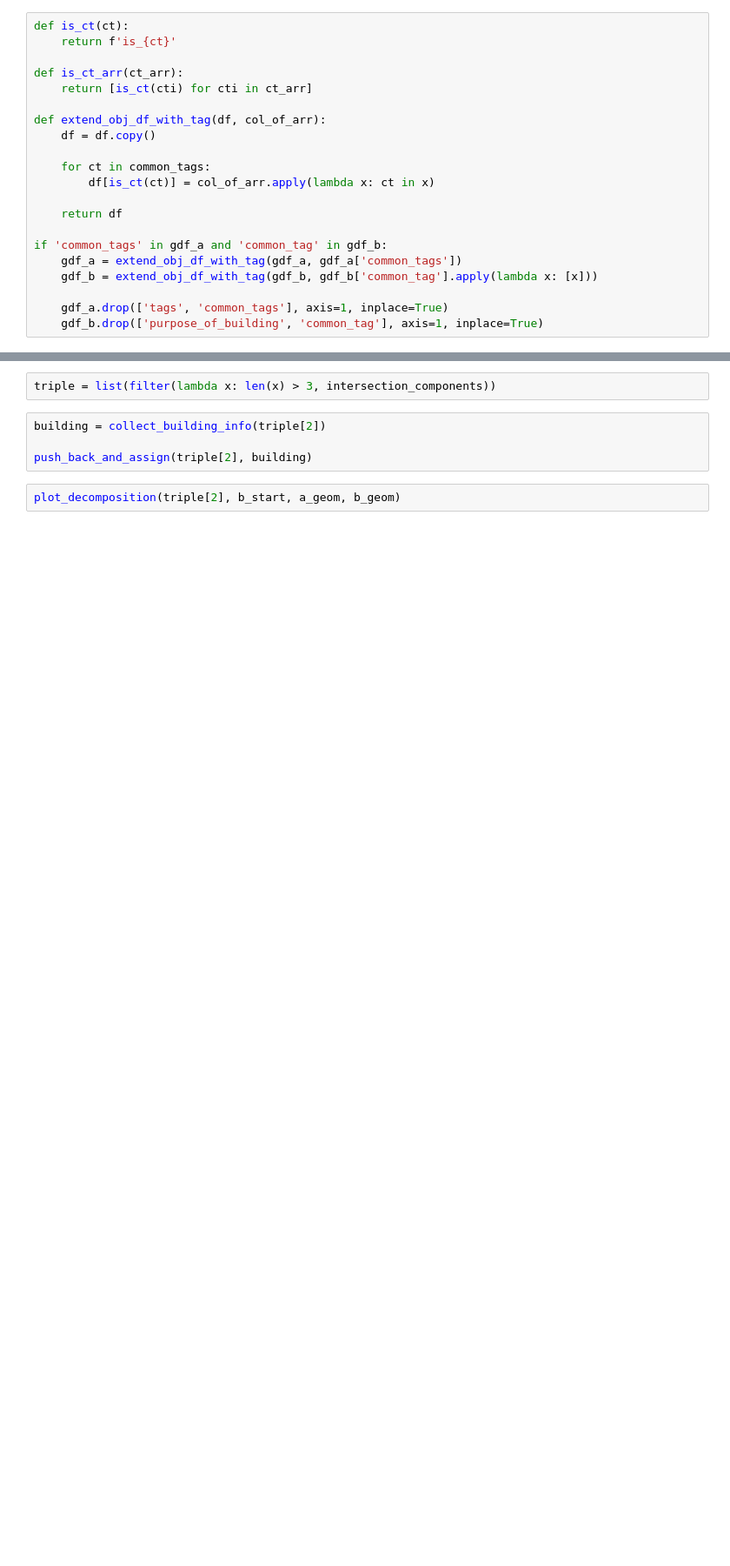
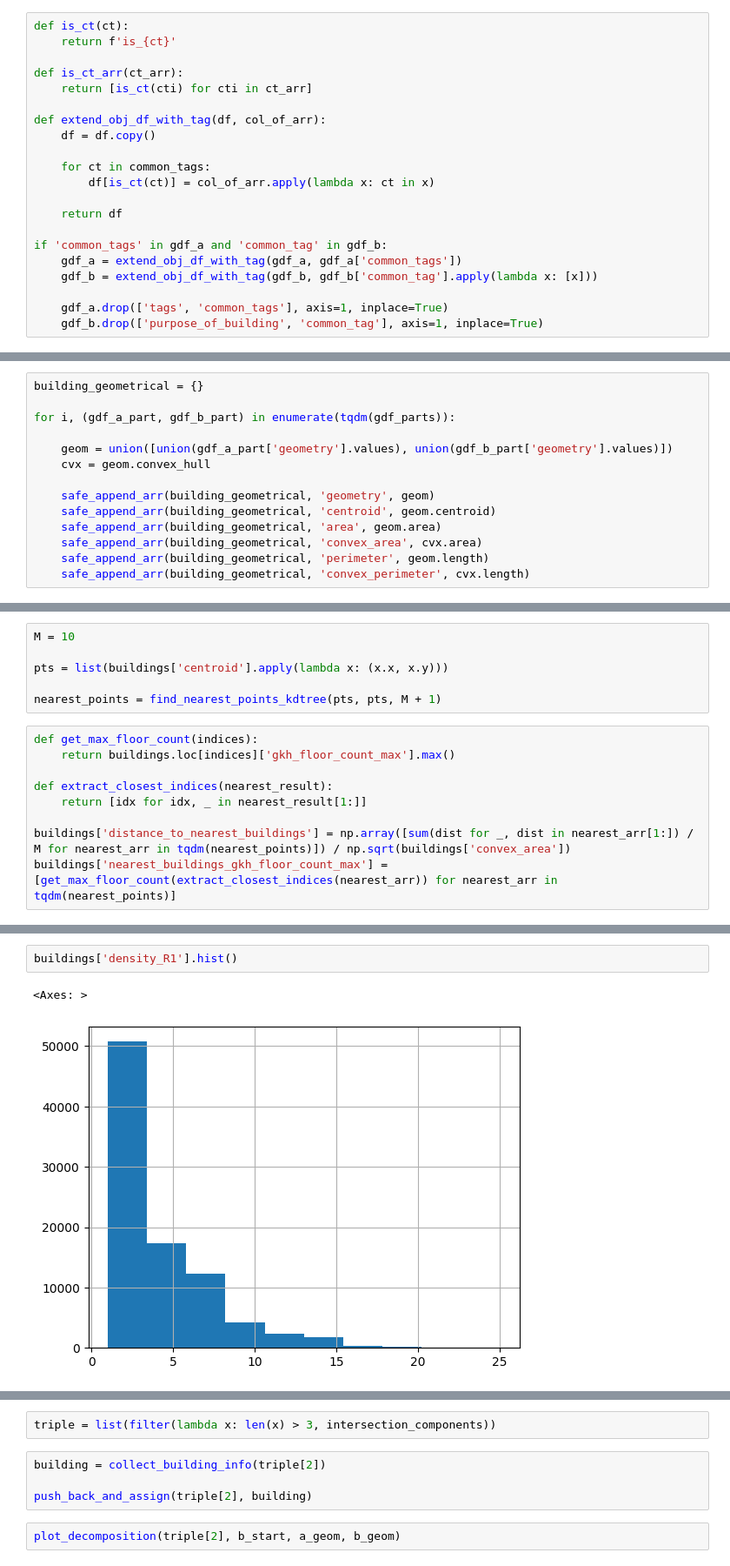
Before and after one commit to ilyakosstin/changellenge_case_MTS, a Jupyter notebook: connect.ipynb, the cells around one changed output, grey strips where cells are left out. Shown at 87% size. Cells and saved outputs as stored; diff of their text form; blank space fills up the shorter version.

```diff
--- a/connect.ipynb
+++ b/connect.ipynb
@@ -404 +410,15 @@ plt.scatter([city_center.x], [city_center.y], color='red')
+# %%
+building_geometrical = {}
+
+for i, (gdf_a_part, gdf_b_part) in enumerate(tqdm(gdf_parts)):
+
+    geom = union([union(gdf_a_part['geometry'].values), union(gdf_b_part['geometry'].values)])
+    cvx = geom.convex_hull
+
+    safe_append_arr(building_geometrical, 'geometry', geom)
+    safe_append_arr(building_geometrical, 'centroid', geom.centroid)
+    safe_append_arr(building_geometrical, 'area', geom.area)
+    safe_append_arr(building_geometrical, 'convex_area', cvx.area)
+    safe_append_arr(building_geometrical, 'perimeter', geom.length)
+    safe_append_arr(building_geometrical, 'convex_perimeter', cvx.length)
 # %%
@@ -447,0 +536,15 @@ buildings[0]
+# %%
+M = 10
+
+pts = list(buildings['centroid'].apply(lambda x: (x.x, x.y)))
+
+nearest_points = find_nearest_points_kdtree(pts, pts, M + 1)
+# %%
+def get_max_floor_count(indices):
+    return buildings.loc[indices]['gkh_floor_count_max'].max()
+
+def extract_closest_indices(nearest_result):
+    return [idx for idx, _ in nearest_result[1:]]
+
+buildings['distance_to_nearest_buildings'] = np.array([sum(dist for _, dist in nearest_arr[1:]) / M for nearest_arr in tqdm(nearest_points)]) / np.sqrt(buildings['convex_area'])
+buildings['nearest_buildings_gkh_floor_count_max'] = [get_max_floor_count(extract_closest_indices(nearest_arr)) for nearest_arr in tqdm(nearest_points)]
@@ -447,0 +566,5 @@ buildings[0]
+# %%
+buildings['density_R1'].hist()
+# %% [output]
+<Axes: >
+[figure, added]
```
Also changed, not shown: parts of 44 cells of this notebook, 1 other file.
